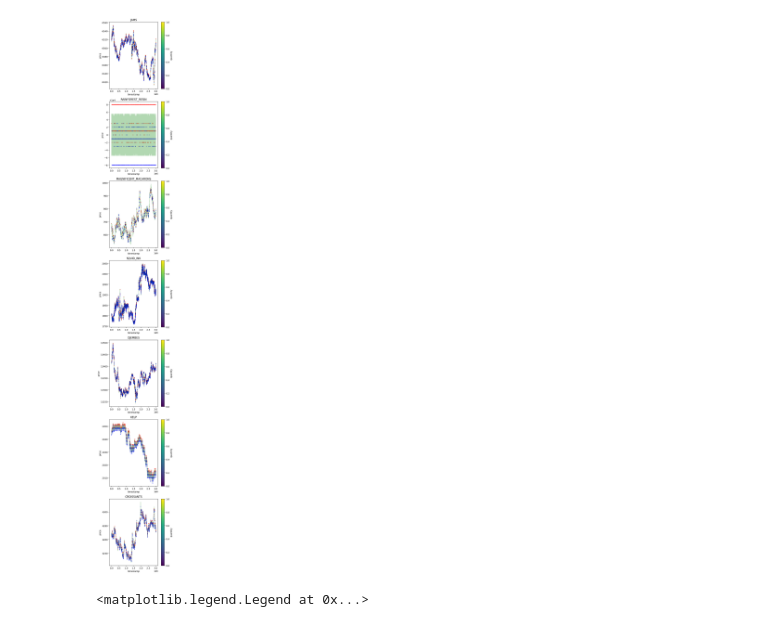
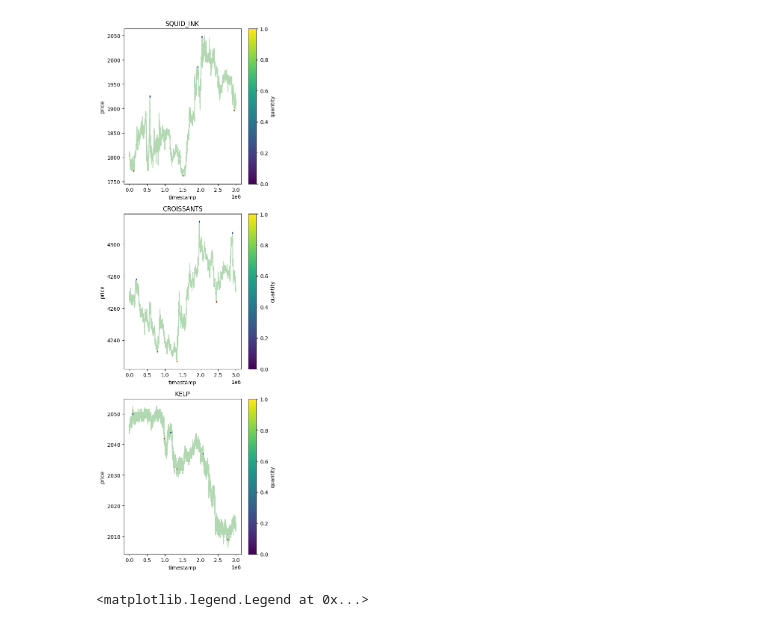
Before and after one commit to chrispyroberts/imc-prosperity-3, a Jupyter notebook: ROUND5/round 5 analysis.ipynb, the cells around one changed output. Drawn from its saved outputs; the diff is of its cells as text; code cells hidden in the pictures.

```diff
--- a/ROUND5/round 5 analysis.ipynb
+++ b/ROUND5/round 5 analysis.ipynb
@@ -52,35 +52,35 @@ buyers and sellers:  11
 # %%
-trader = 'Paris'
+trader = 'Olivia'
 
 # when buyer or seller is the trader
 sell_trades_df = trades[(trades['buyer'] == trader)]
 buy_trades_df = trades[(trades['seller'] == trader)]
 
 products = set.union(set(sell_trades_df['symbol'].unique()), set(buy_trades_df['symbol'].unique()))
 num_products = len(products)
 
 plt.figure(figsize=(5, 5*num_products))
 
 for i, product in enumerate(products):
 
     sell_product_trades = sell_trades_df[sell_trades_df['symbol'] == product]
     buy_product_trades = buy_trades_df[buy_trades_df['symbol'] == product]
 
     price_df = prices[prices['product'] == product]
 
     plt.subplot(num_products, 1, i+1)
     plt.title(product)
     plt.plot(price_df['timestamp'], price_df['mid_price'], label='price', c='green', alpha=0.3)
 
     plt.scatter(sell_product_trades['timestamp'], sell_product_trades['price'], c='Red', label='sell', s=2)
     plt.scatter(buy_product_trades['timestamp'], buy_product_trades['price'], c='Blue', label='buy', s=2)
 
     plt.colorbar(label='quantity')
     plt.xlabel('timestamp')
     plt.ylabel('price')
     plt.tight_layout()
 # %% [output]
-[figure, old version]
+[figure, new version]
 # %%
 product = 'JAMS'
 pnls, timestamps, positions = backtest_trader(trader, product, trades, prices)
```
Also changed, not shown: parts of 1 cell of this notebook.
